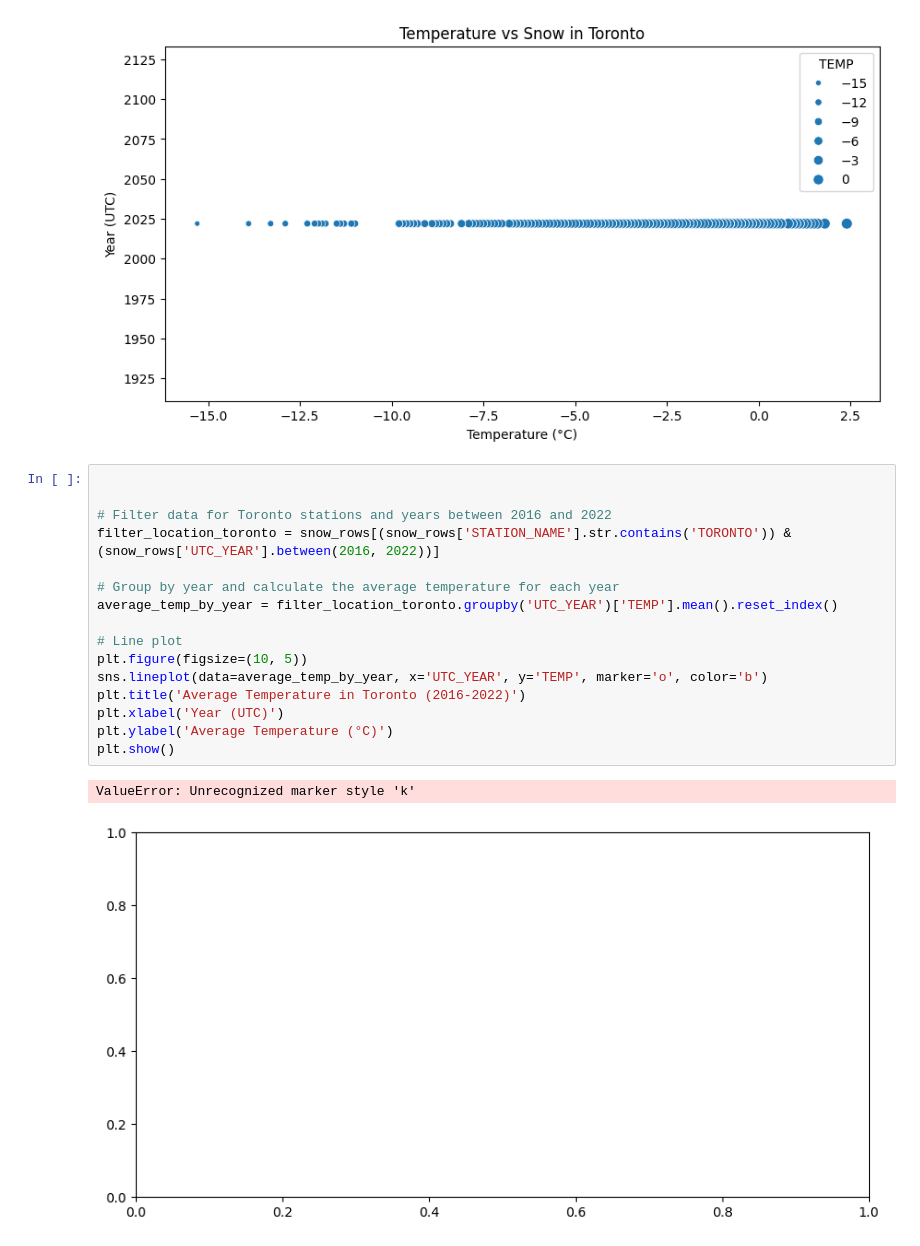
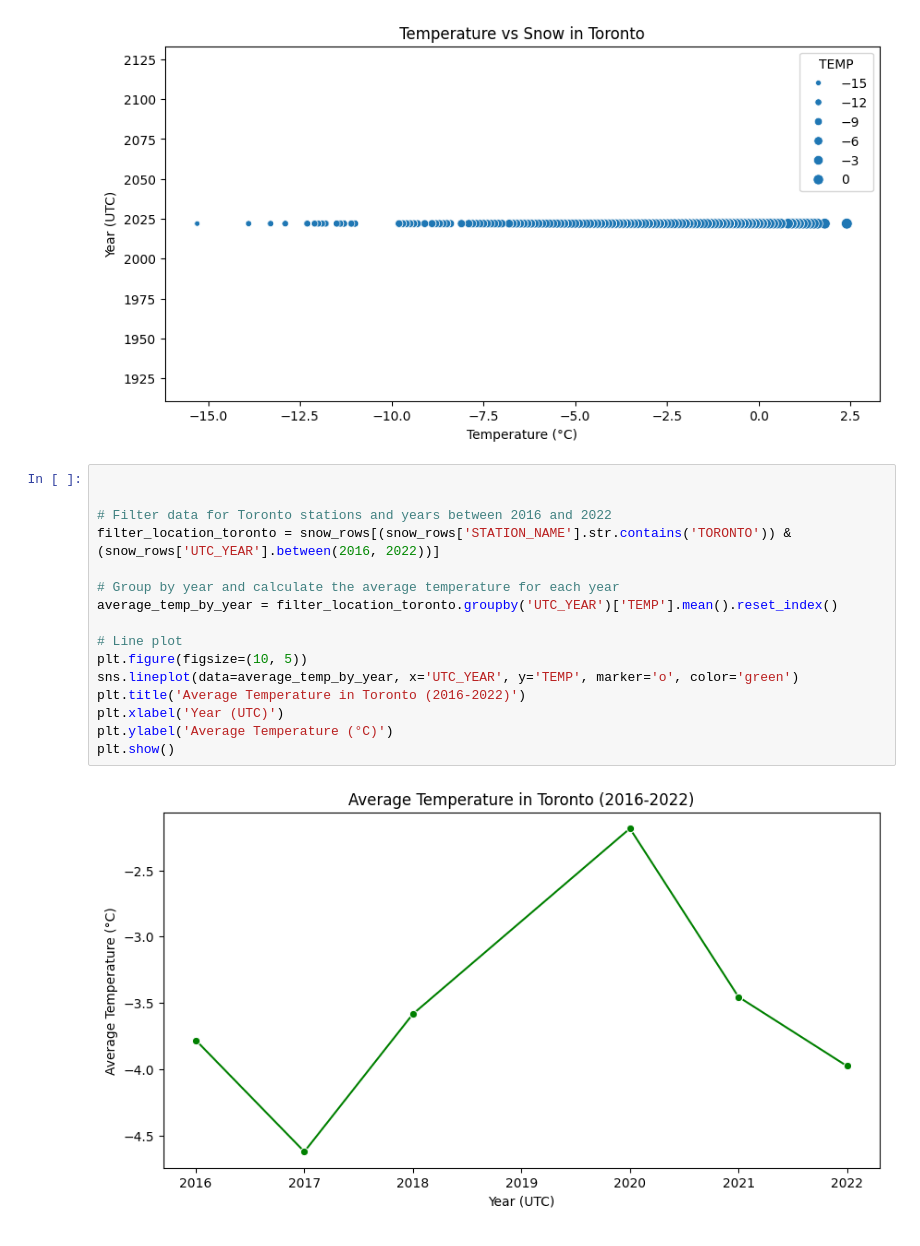
Before and after one commit to fadingNA/non-1b, a Jupyter notebook: task1/raw_weather.ipynb, the cells around one changed output. Drawn from its saved outputs; the diff is of its cells as text.

Commit message:
add graph

```diff
--- a/task1/raw_weather.ipynb
+++ b/task1/raw_weather.ipynb
@@ -168,19 +168,18 @@ plt.show()
 # %%
 
 
 # Filter data for Toronto stations and years between 2016 and 2022
 filter_location_toronto = snow_rows[(snow_rows['STATION_NAME'].str.contains('TORONTO')) & (snow_rows['UTC_YEAR'].between(2016, 2022))]
 
 # Group by year and calculate the average temperature for each year
 average_temp_by_year = filter_location_toronto.groupby('UTC_YEAR')['TEMP'].mean().reset_index()
 
 # Line plot
 plt.figure(figsize=(10, 5))
-sns.lineplot(data=average_temp_by_year, x='UTC_YEAR', y='TEMP', marker='o', color='b')
+sns.lineplot(data=average_temp_by_year, x='UTC_YEAR', y='TEMP', marker='o', color='green')
 plt.title('Average Temperature in Toronto (2016-2022)')
 plt.xlabel('Year (UTC)')
 plt.ylabel('Average Temperature (°C)')
 plt.show()
 # %% [output]
-ValueError: Unrecognized marker style 'k'
-[figure, old version]
+[figure, new version]
```
